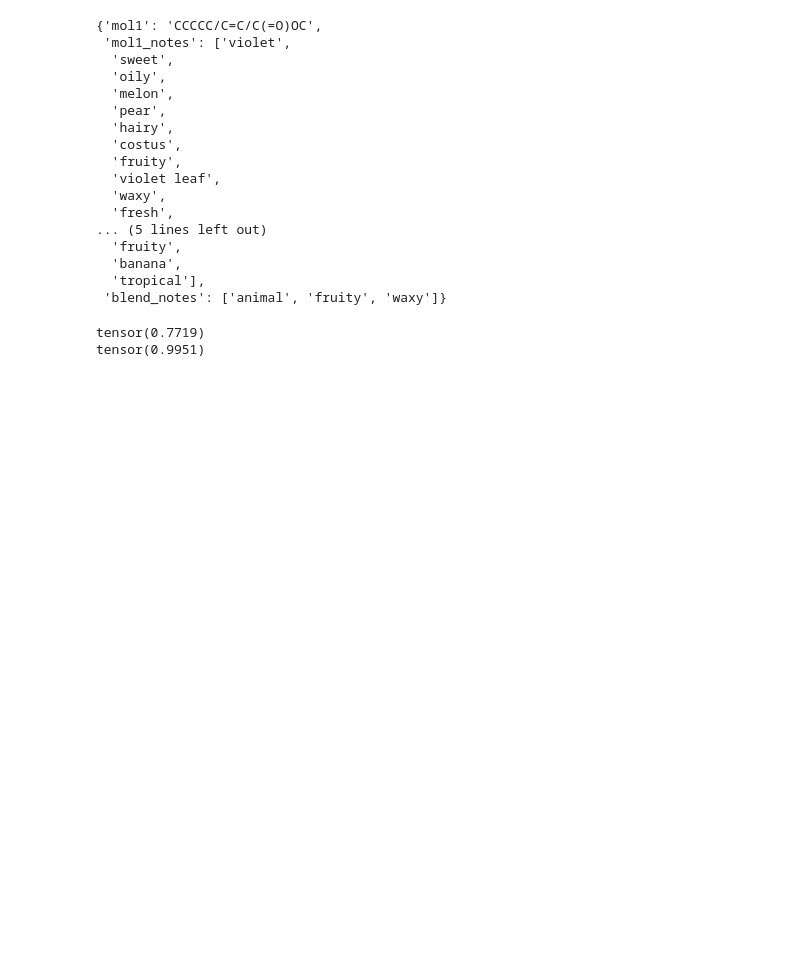
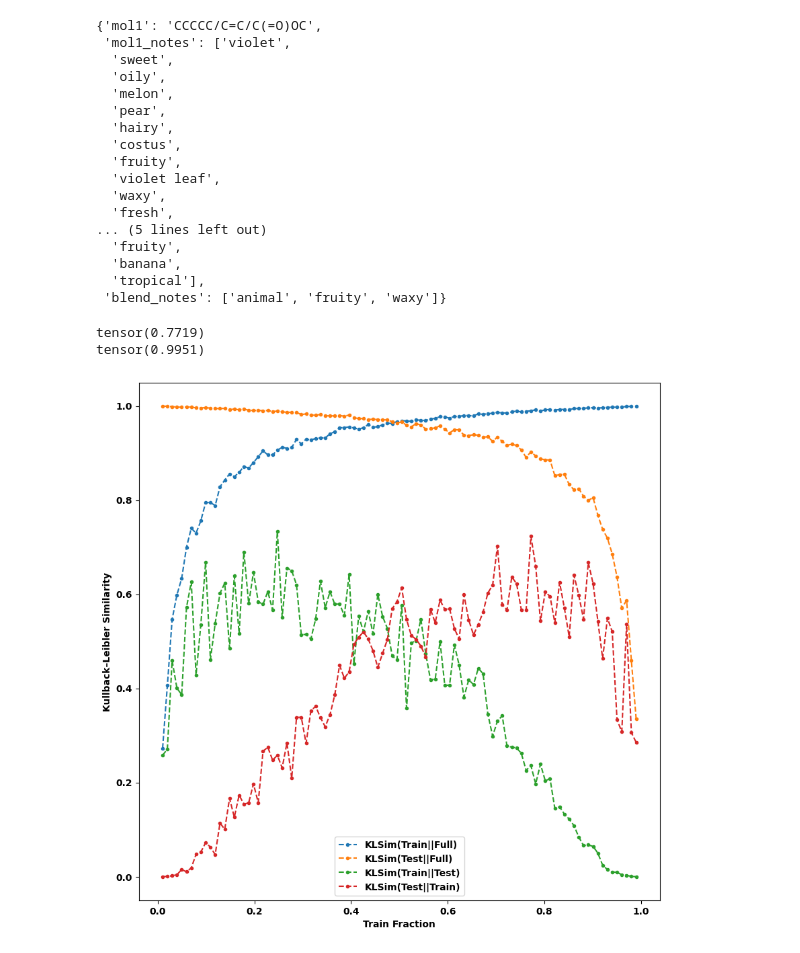
Before and after one commit to odor-pair/odor-pair, a Jupyter notebook: charts/kldiv.ipynb, the cells around one changed output. Drawn from its saved outputs; the diff is of its cells as text; code cells hidden in the pictures; blank space fills up the shorter version.

```diff
--- a/charts/kldiv.ipynb
+++ b/charts/kldiv.ipynb
@@ -47,27 +47,31 @@ tensor(0.9951)
 from tqdm.notebook import tqdm
 import numpy as np
 
-iters = 30
+iters = 100
 eps = 1e-2
 reps = 5
 
 train_sim = []
 test_sim = []
 tt_sim = []
+tt_sim2 = []
 x = []
 
 for tf in tqdm(np.linspace(eps, 1-eps, iters),smoothing=0):
     train_sim_reps = []
     test_sim_reps = []
     tt_sim_reps = []
+    tt_sim2_reps = []
 
     for _ in range(reps):
         train_edges, test_edges = graph.coverage.random_split_carving(tf=tf)
         train_sim_reps.append(graph.stats.kl_similarity(train_edges))
         test_sim_reps.append(graph.stats.kl_similarity(test_edges))
         tt_sim_reps.append(graph.stats.kl_similarity(train_edges,test_edges))
+        tt_sim2_reps.append(graph.stats.kl_similarity(test_edges,train_edges))
 
     x.append(tf)
     train_sim.append(np.mean(train_sim_reps))
     test_sim.append(np.mean(test_sim_reps))
     tt_sim.append(np.mean(tt_sim_reps))
+    tt_sim2.append(np.mean(tt_sim2_reps))
@@ -94,0 +78,24 @@ plt.show()
+# %%
+import matplotlib.pyplot as plt
+import utils
+
+fig, ax = utils.standard_fig_ax()
+
+# Create the plot
+plt.plot(x, train_sim, label='KLSim(Train||Full)', marker='.',linestyle='dashed')
+plt.plot(x, test_sim, label='KLSim(Test||Full)', marker='.',linestyle='dashed')
+plt.plot(x, tt_sim, label='KLSim(Train||Test)', marker='.',linestyle='dashed')
+plt.plot(x, tt_sim2, label='KLSim(Test||Train)', marker='.',linestyle='dashed')
+
+# Add labels and title
+plt.xlabel('Train Fraction')
+plt.ylabel('Kullback–Leibler Similarity')
+
+# Add a legend
+plt.legend()
+utils.save_figures(f"kldiv", fig)
+
+# Display the plot
+plt.show()
+# %% [output]
+[figure, added]
```
Also changed, not shown: parts of 2 cells of this notebook, 22 other files.
